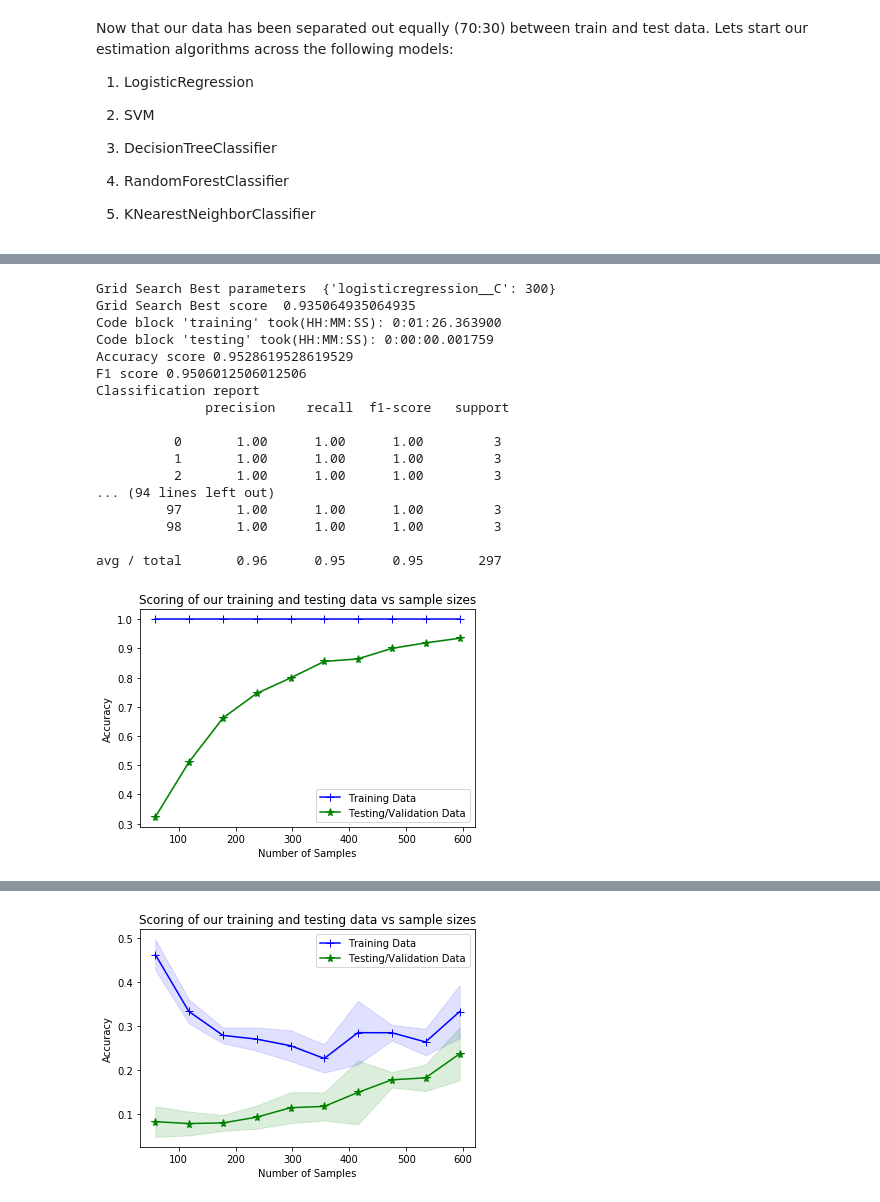
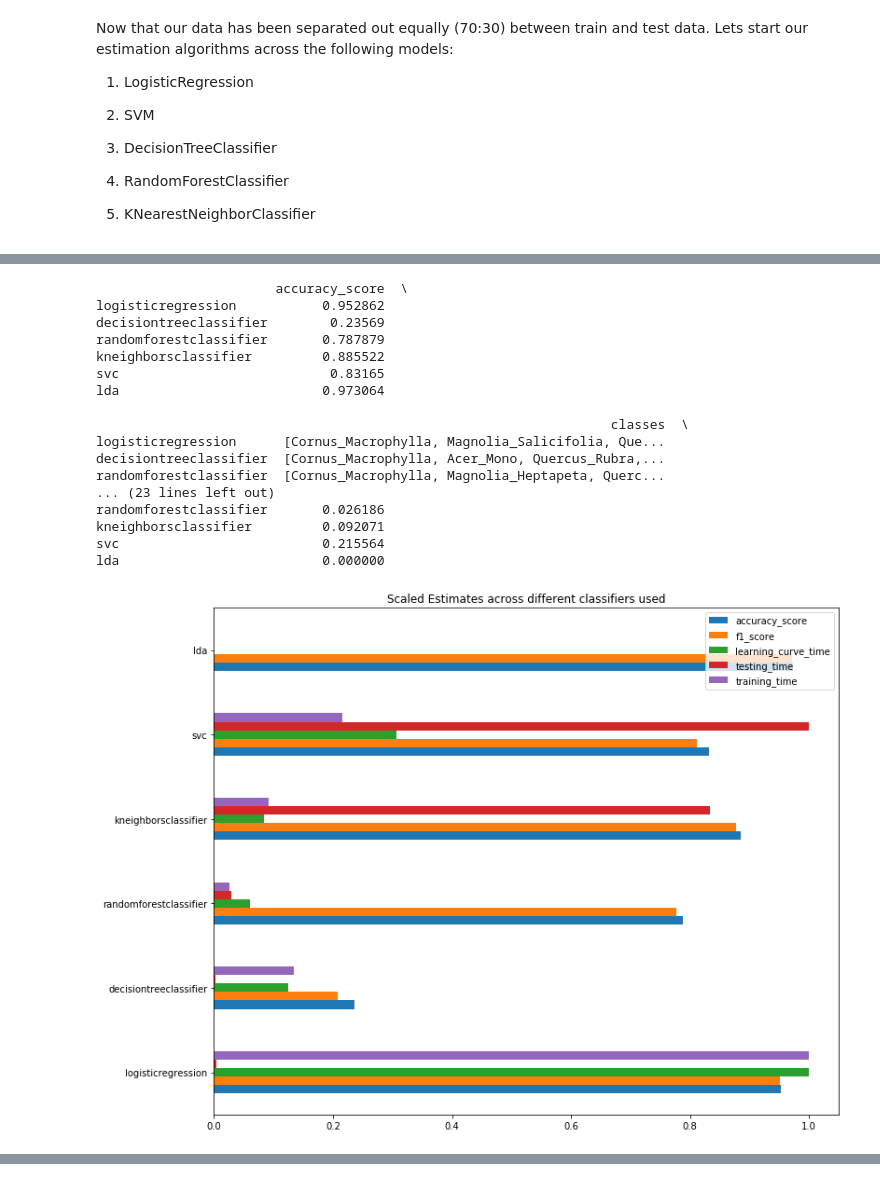
Before and after one commit to in-tandem/real-world-use-cases, a Jupyter notebook: supervised/classification/kaggle/leaf_classification/leaf_classification_kaggle_problem.ipynb, the cells around one changed output, grey strips where cells are left out. Cells and saved outputs as stored; diff of their text form; code cells hidden in the pictures.

Commit message:
selected logistic regression as the highest estimator
update: used LDA and found it gives better results

```diff
--- a/supervised/classification/kaggle/leaf_classification/leaf_classification_kaggle_problem.ipynb
+++ b/supervised/classification/kaggle/leaf_classification/leaf_classification_kaggle_problem.ipynb
@@ -453,6 +409,8 @@ classifiers = [
     DecisionTreeClassifier(random_state = 1, criterion = 'gini'),
     RandomForestClassifier(random_state = 1, criterion = 'gini'),
     KNeighborsClassifier(metric = 'minkowski'),
+    SVC(random_state = 1, kernel = 'rbf'),
+    LinearDiscriminantAnalysis()
 
 ]
 
@@ -462,6 +420,8 @@ classifier_names = [
             'decisiontreeclassifier',
             'randomforestclassifier',
             'kneighborsclassifier',
+            'svc',
+            'lda',
 
 ]
 
@@ -471,5 +431,7 @@ classifier_param_grid = [
             {'decisiontreeclassifier__max_depth':[1,2,4,6,7,8,9,10,11]},
             {'randomforestclassifier__n_estimators':[1,2,3,5,6]} ,
             {'kneighborsclassifier__n_neighbors':[4,6,7,8]},
+            {'svc__C':[1], 'svc__gamma':[0.01 , 0.1, 0.05]},
+            {'lda__n_components':[4,5,6]},
 
 ]
@@ -476,74 +582,42 @@ classifier_param_grid = [
 # %%
-
-timer = CodeTimer(name='overalltime')
-model_metrics = {}
-
-with timer:
-    for model, model_name, model_param_grid in zip(classifiers, classifier_names, classifier_param_grid):
-
-        pipeline = Pipeline([
-
-                (model_name, model)
-        ])
-
-        result = runGridSearchAndPredict(pipeline, _x_train, _y_train, _x_test, _y_test, model_param_grid , cv = 7,score = 'accuracy')
-
-        _y_prediction = result['_y_prediction']
-
-        _matrix = None
-#         confusion_matrix(y_true = _y_test ,y_pred = _y_prediction)
-
-        model_metrics[model_name] = {}
-        model_metrics[model_name]['confusion_matrix'] = _matrix
-        model_metrics[model_name]['training_time'] = result['training_time']
-        model_metrics[model_name]['testing_time'] = result['testing_time']
-        model_metrics[model_name]['learning_curve_time'] = result['learning_curve_time']
-        model_metrics[model_name]['accuracy_score'] = result['accuracy_score']
-        model_metrics[model_name]['f1_score'] = result['f1_score']
-
-
-
-print(timer.took)
-
-
 
 model_estimates = panda.DataFrame(model_metrics).transpose()
 
 
 ## convert model_metrics into panda data frame
 ## print out across model estimations and accuracy score bar chart
 
 
 model_estimates['learning_curve_time'] = model_estimates['learning_curve_time'].astype('float64')
 model_estimates['testing_time'] = model_estimates['testing_time'].astype('float64')
 model_estimates['training_time'] = model_estimates['training_time'].astype('float64')
 model_estimates['f1_score'] = model_estimates['f1_score'].astype('float64')
 
 #scaling time parameters between 0 and 1
 model_estimates['learning_curve_time'] = (model_estimates['learning_curve_time']- model_estimates['learning_curve_time'].min())/(model_estimates['learning_curve_time'].max()- model_estimates['learning_curve_time'].min())
 model_estimates['testing_time'] = (model_estimates['testing_time']- model_estimates['testing_time'].min())/(model_estimates['testing_time'].max()- model_estimates['testing_time'].min())
 model_estimates['training_time'] = (model_estimates['training_time']- model_estimates['training_time'].min())/(model_estimates['training_time'].max()- model_estimates['training_time'].min())
 
 print(model_estimates)
 model_estimates.plot(kind='barh',figsize=(12, 10))
 plot.title("Scaled Estimates across different classifiers used")
 plot.show()
 # %% [output]
-Grid Search Best parameters  {'logisticregression__C': 300}
-Grid Search Best score  0.935064935064935
-Code block 'training' took(HH:MM:SS): 0:01:26.363900
-Code block 'testing' took(HH:MM:SS): 0:00:00.001759
-Accuracy score 0.9528619528619529
-F1 score 0.9506012506012506
-Classification report
-              precision    recall  f1-score   support
+                       accuracy_score  \
+logisticregression           0.952862
+decisiontreeclassifier        0.23569
+randomforestclassifier       0.787879
+kneighborsclassifier         0.885522
+svc                           0.83165
+lda                          0.973064
 
-          0       1.00      1.00      1.00         3
-          1       1.00      1.00      1.00         3
-          2       1.00      1.00      1.00         3
-... (94 lines left out)
-         97       1.00      1.00      1.00         3
-         98       1.00      1.00      1.00         3
-
-avg / total       0.96      0.95      0.95       297
+                                                                  classes  \
+logisticregression      [Cornus_Macrophylla, Magnolia_Salicifolia, Que...
+decisiontreeclassifier  [Cornus_Macrophylla, Acer_Mono, Quercus_Rubra,...
+randomforestclassifier  [Cornus_Macrophylla, Magnolia_Heptapeta, Querc...
+... (23 lines left out)
+randomforestclassifier       0.026186
+kneighborsclassifier         0.092071
+svc                          0.215564
+lda                          0.000000
-[figure, old version]
+[figure, new version]
@@ -567 +623,0 @@ avg / total       0.22      0.24      0.21       297
-[figure, removed]
```
Also changed, not shown: parts of 14 cells of this notebook, 1 other file.
